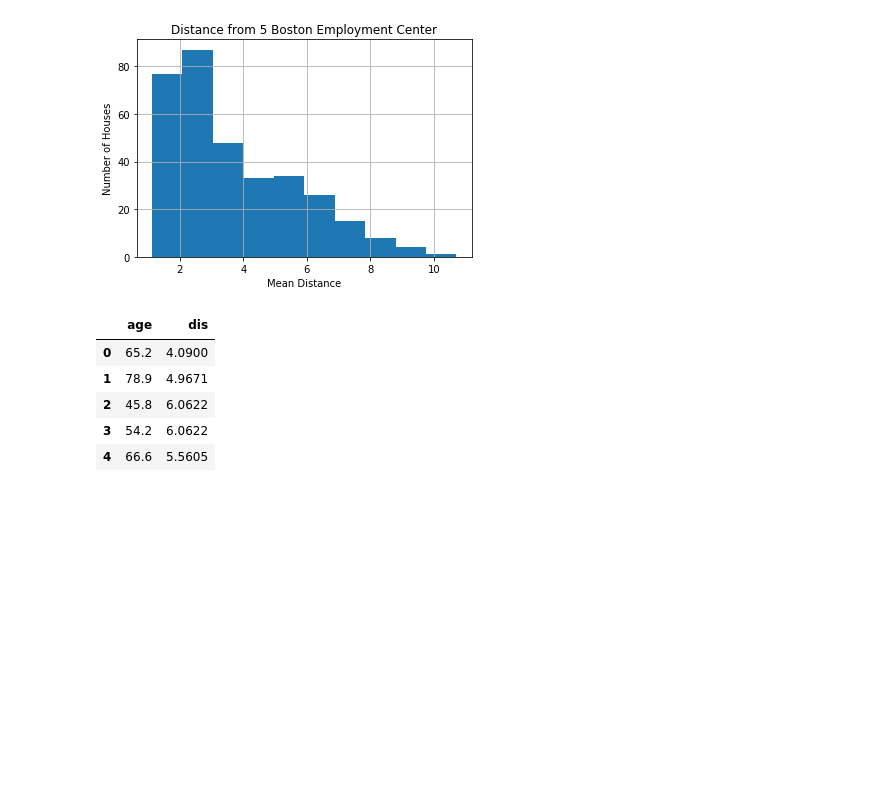
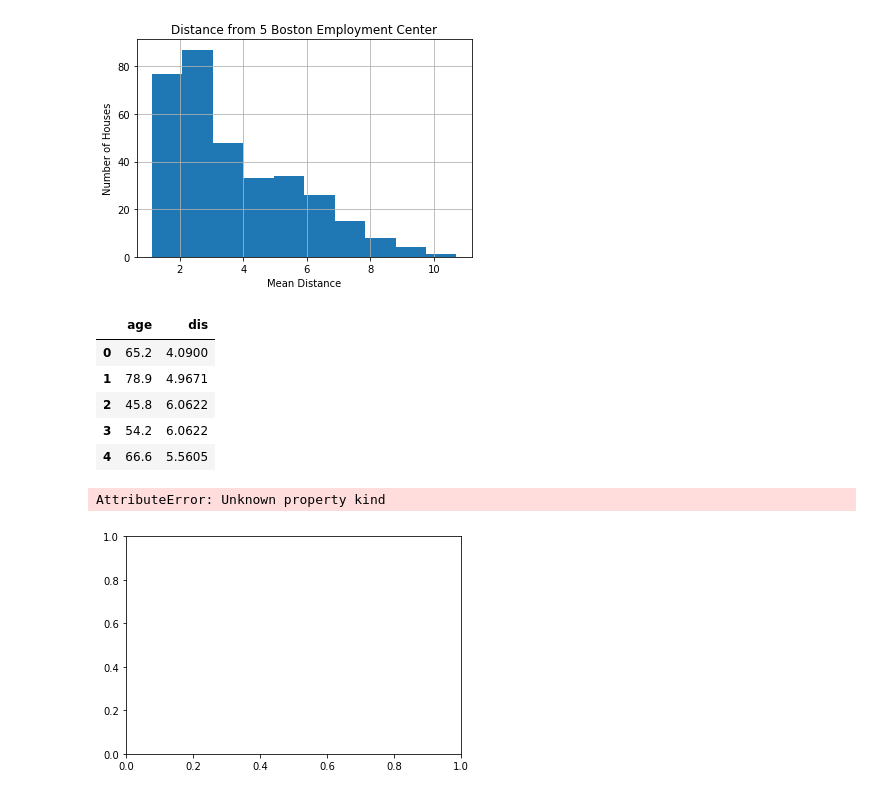
Before and after one commit to lnhdn/dsc-project-eda-with-pandas-nyc-ds-career-042219, a Jupyter notebook: index.ipynb, the cells around one changed output. Drawn from its saved outputs; the diff is of its cells as text; code cells hidden in the pictures; blank space fills up the shorter version.

```diff
--- a/index.ipynb
+++ b/index.ipynb
@@ -211,4 +211,7 @@ age_dis.head()
 # %%
 x = age_dis.iloc[:,:1]
 y = age_dis.iloc[: ,1:2]
-plt.plot(x, y)
+plt.plot(x, y, kind = 'histogram')
+# %% [output]
+AttributeError: Unknown property kind
+[figure, added]
```
